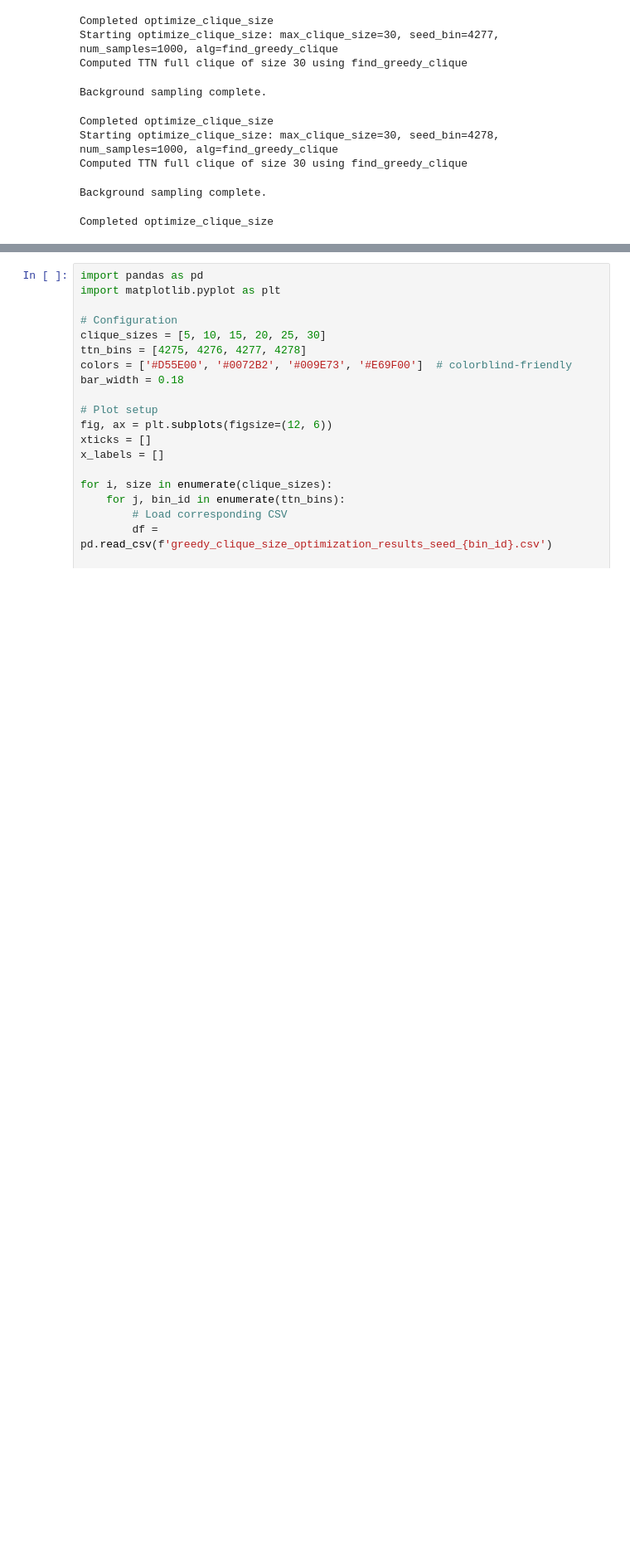
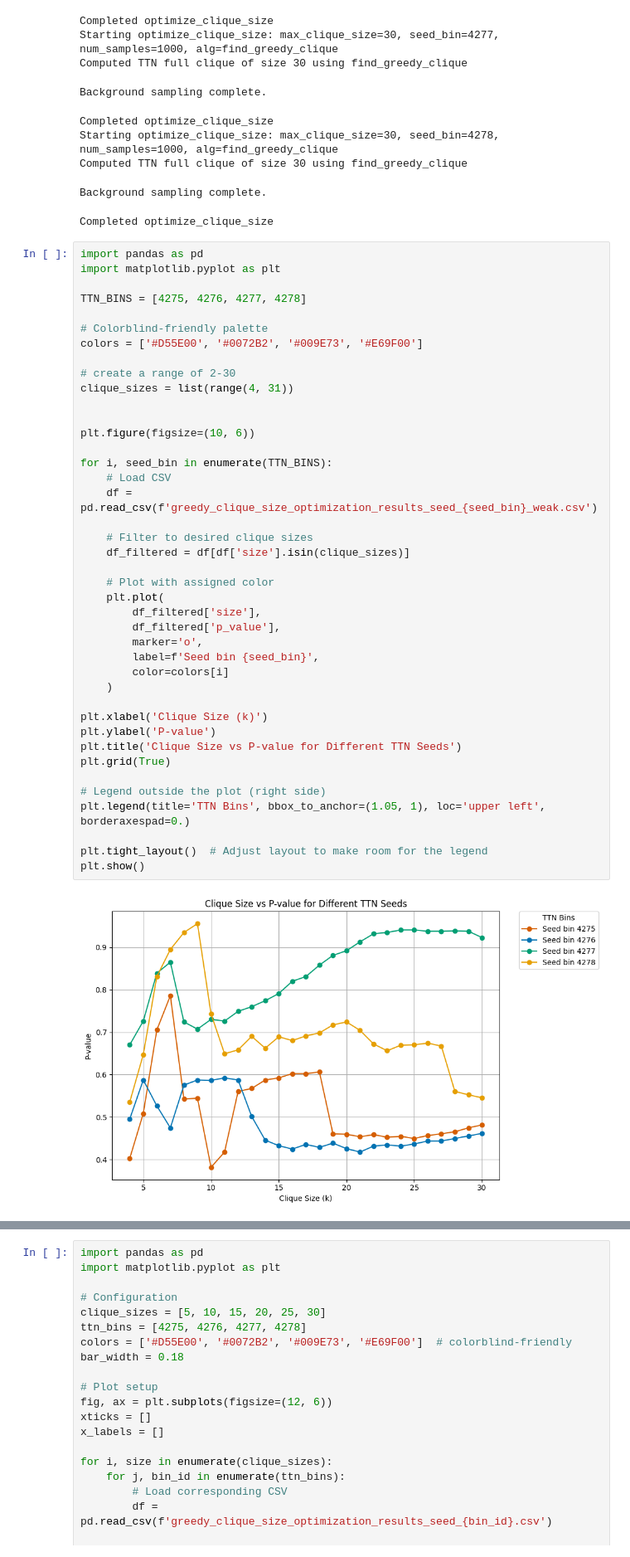
Before and after one commit to ethanoutangoun/chromatin-heart-dev, a Jupyter notebook: ttn_bin_selection.ipynb, the cells around one changed output, grey strips where cells are left out. Shown at 83% size. Drawn from its saved outputs; the diff is of its cells as text; blank space fills up the shorter version.

```diff
--- a/ttn_bin_selection.ipynb
+++ b/ttn_bin_selection.ipynb
@@ -65,6 +72,49 @@ Starting optimize_clique_size: max_clique_size=30, seed_bin=4278, num_samples=10
 Computed TTN full clique of size 30 using find_greedy_clique
 Background sampling complete.
 Completed optimize_clique_size
+# %%
+import pandas as pd
+import matplotlib.pyplot as plt
+
+TTN_BINS = [4275, 4276, 4277, 4278]
+
+# Colorblind-friendly palette
+colors = ['#D55E00', '#0072B2', '#009E73', '#E69F00']
+
+# create a range of 2-30
+clique_sizes = list(range(4, 31))
+
+
+plt.figure(figsize=(10, 6))
+
+for i, seed_bin in enumerate(TTN_BINS):
+    # Load CSV
+    df = pd.read_csv(f'greedy_clique_size_optimization_results_seed_{seed_bin}_weak.csv')
+
+    # Filter to desired clique sizes
+    df_filtered = df[df['size'].isin(clique_sizes)]
+
+    # Plot with assigned color
+    plt.plot(
+        df_filtered['size'],
+        df_filtered['p_value'],
+        marker='o',
+        label=f'Seed bin {seed_bin}',
+        color=colors[i]
+    )
+
+plt.xlabel('Clique Size (k)')
+plt.ylabel('P-value')
+plt.title('Clique Size vs P-value for Different TTN Seeds')
+plt.grid(True)
+
+# Legend outside the plot (right side)
+plt.legend(title='TTN Bins', bbox_to_anchor=(1.05, 1), loc='upper left', borderaxespad=0.)
+
+plt.tight_layout()  # Adjust layout to make room for the legend
+plt.show()
+# %% [output]
+[figure, added]
 # %%
 import pandas as pd
 import matplotlib.pyplot as plt
```
Also changed, not shown: parts of 5 cells of this notebook, 6 other files.
